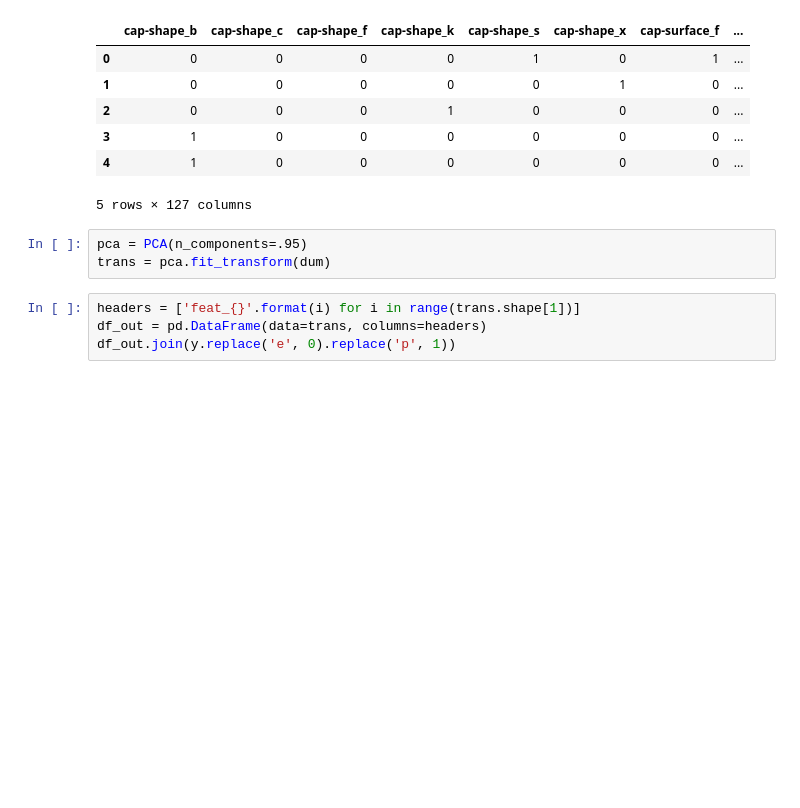
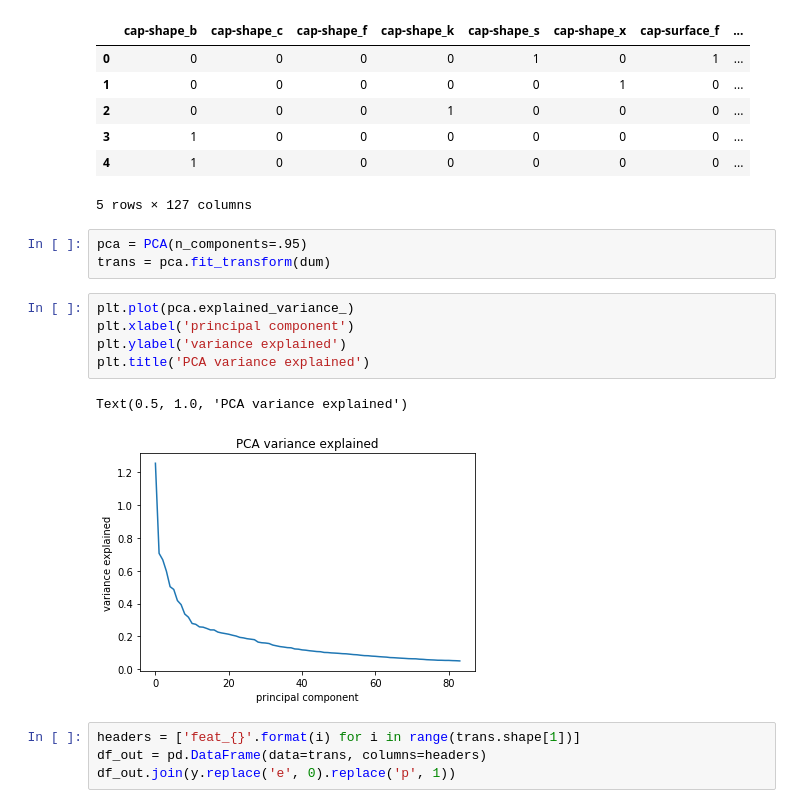
Before and after one commit to borismattijssen/mushrooms, a Jupyter notebook: notebooks/Scratchpad.ipynb, the cells around one changed output. Drawn from its saved outputs; the diff is of its cells as text; blank space fills up the shorter version.

```diff
--- a/notebooks/Scratchpad.ipynb
+++ b/notebooks/Scratchpad.ipynb
@@ -31,6 +31,14 @@ dum.head()
 # %%
 pca = PCA(n_components=.95)
 trans = pca.fit_transform(dum)
+# %%
+plt.plot(pca.explained_variance_)
+plt.xlabel('principal component')
+plt.ylabel('variance explained')
+plt.title('PCA variance explained')
+# %% [output]
+Text(0.5, 1.0, 'PCA variance explained')
+[figure, added]
 # %%
 headers = ['feat_{}'.format(i) for i in range(trans.shape[1])]
 df_out = pd.DataFrame(data=trans, columns=headers)
```
Also changed, not shown: parts of 2 cells of this notebook, 18 other files.
